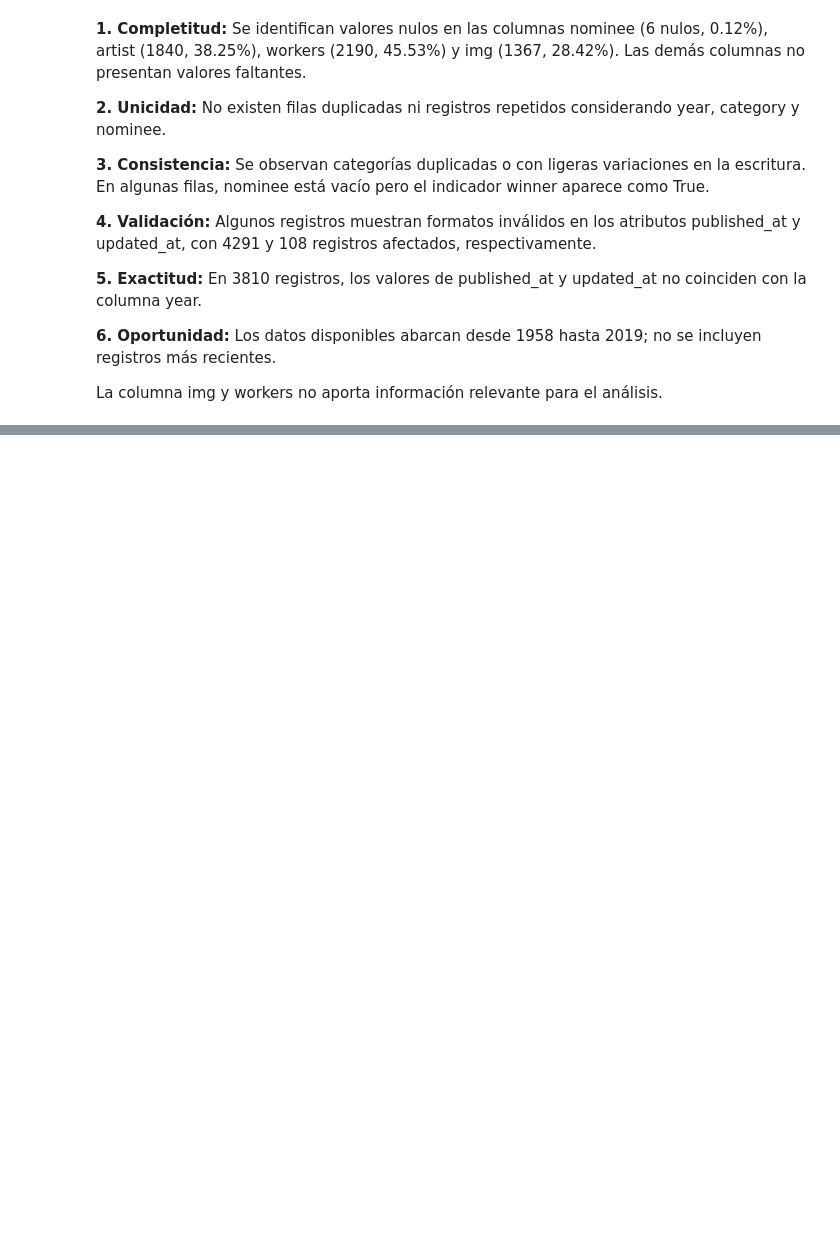
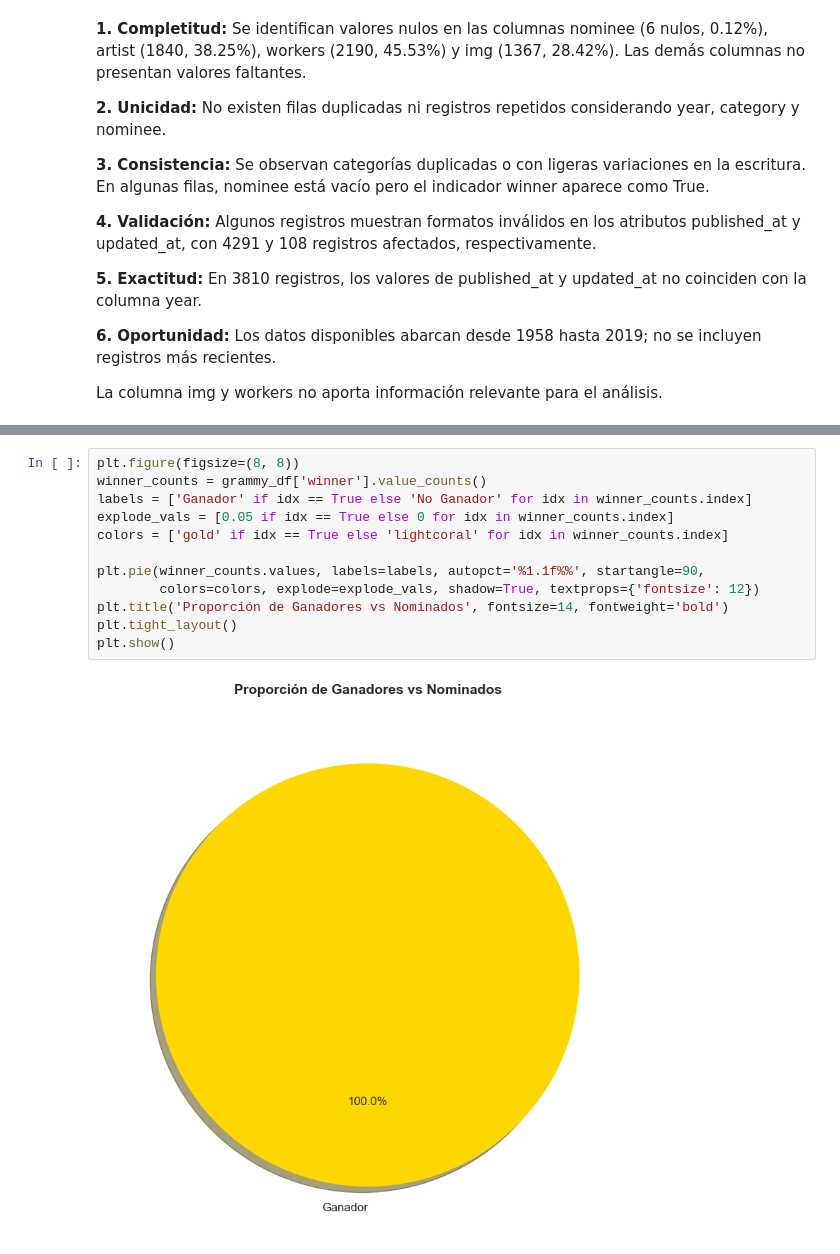
Before and after one commit to HEstefaniaR/workshop-2, a Jupyter notebook: EDA.ipynb, the cells around one changed output, grey strips where cells are left out. Saved outputs shown, nothing was run; the diff lists cells and outputs as text; blank space fills up the shorter version.

```diff
--- a/EDA.ipynb
+++ b/EDA.ipynb
@@ -544,0 +504,14 @@ Primeros 20 artistas en común: ['béla fleck', 'john scofield', 'blake shelton'
+# %%
+plt.figure(figsize=(8, 8))
+winner_counts = grammy_df['winner'].value_counts()
+labels = ['Ganador' if idx == True else 'No Ganador' for idx in winner_counts.index]
+explode_vals = [0.05 if idx == True else 0 for idx in winner_counts.index]
+colors = ['gold' if idx == True else 'lightcoral' for idx in winner_counts.index]
+
+plt.pie(winner_counts.values, labels=labels, autopct='%1.1f%%', startangle=90,
+        colors=colors, explode=explode_vals, shadow=True, textprops={'fontsize': 12})
+plt.title('Proporción de Ganadores vs Nominados', fontsize=14, fontweight='bold')
+plt.tight_layout()
+plt.show()
+# %% [output]
+[figure, added]
```
Also changed, not shown: parts of 24 cells of this notebook, 4 other files.
